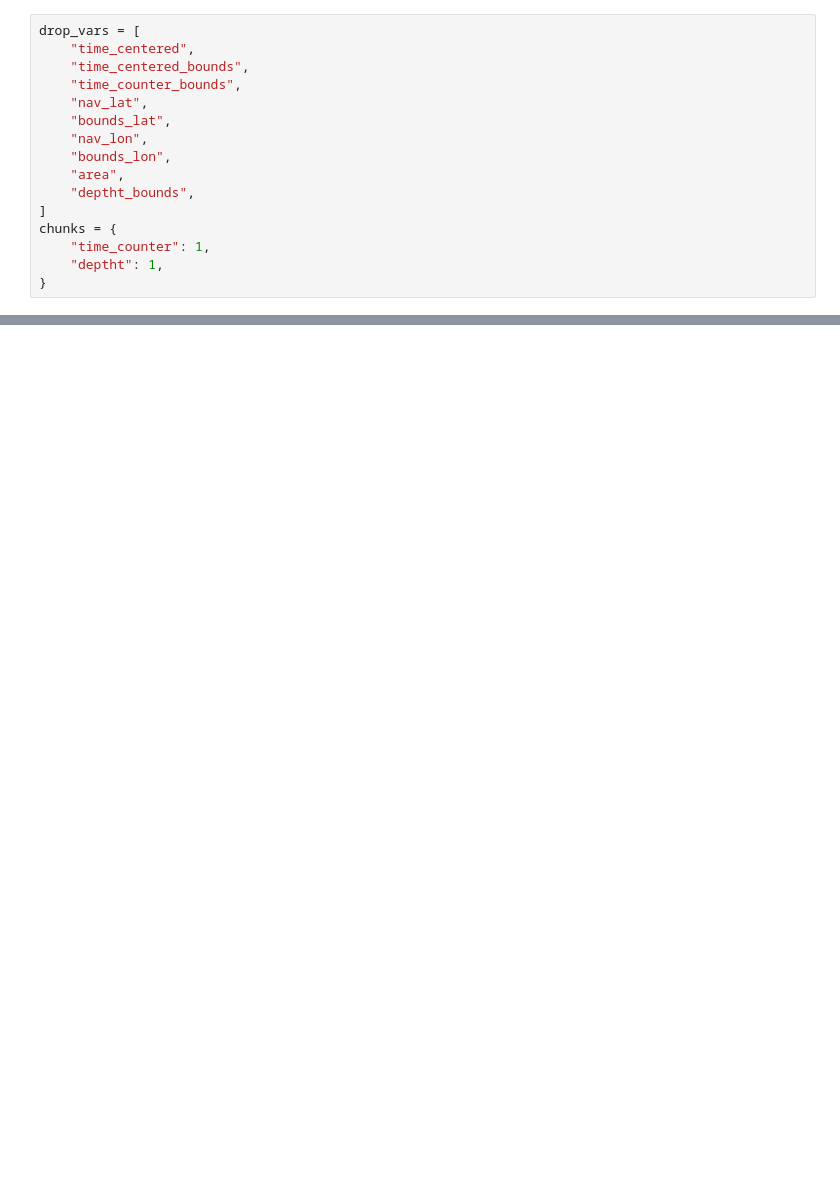
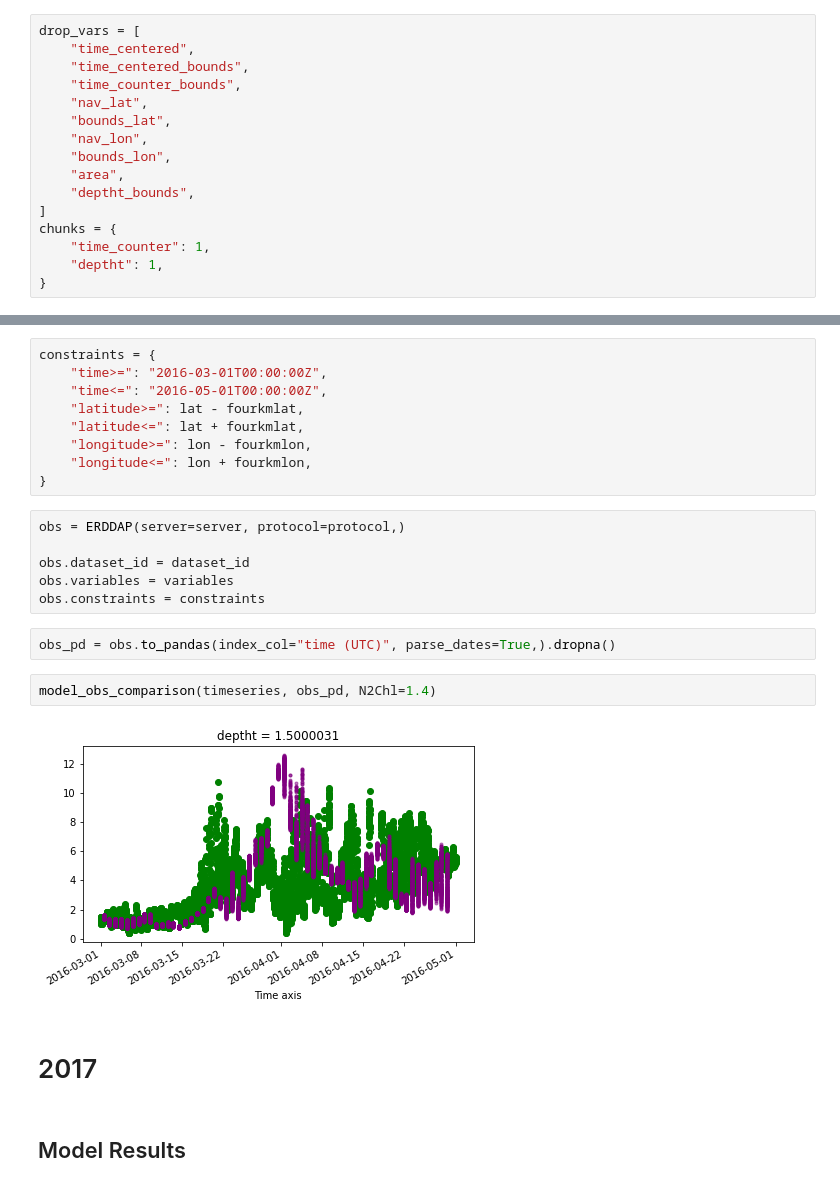
Before and after one commit to SalishSeaCast/analysis-susan, a Jupyter notebook: notebooks/Tuning/Bloom_Timing_202007D-lowR.ipynb, the cells around one changed output, grey strips where cells are left out. Drawn from its saved outputs; the diff is of its cells as text; blank space fills up the shorter version.

```diff
--- a/notebooks/Tuning/Bloom_Timing_202007D-lowR.ipynb
+++ b/notebooks/Tuning/Bloom_Timing_202007D-lowR.ipynb
@@ -318,0 +153,25 @@ ax.set_xlim((dt.datetime(2016, 3, 1),dt.datetime(2016, 4, 30)));
+# %%
+constraints = {
+    "time>=": "2016-03-01T00:00:00Z",
+    "time<=": "2016-05-01T00:00:00Z",
+    "latitude>=": lat - fourkmlat,
+    "latitude<=": lat + fourkmlat,
+    "longitude>=": lon - fourkmlon,
+    "longitude<=": lon + fourkmlon,
+}
+# %%
+obs = ERDDAP(server=server, protocol=protocol,)
+
+obs.dataset_id = dataset_id
+obs.variables = variables
+obs.constraints = constraints
+# %%
+obs_pd = obs.to_pandas(index_col="time (UTC)", parse_dates=True,).dropna()
+# %%
+model_obs_comparison(timeseries, obs_pd, N2Chl=1.4)
+# %% [output]
+[figure, added]
+# %% [markdown]
+# 2017
+# %% [markdown]
+## Model Results
```
Also changed, not shown: parts of 63 cells of this notebook, 2 other files.
